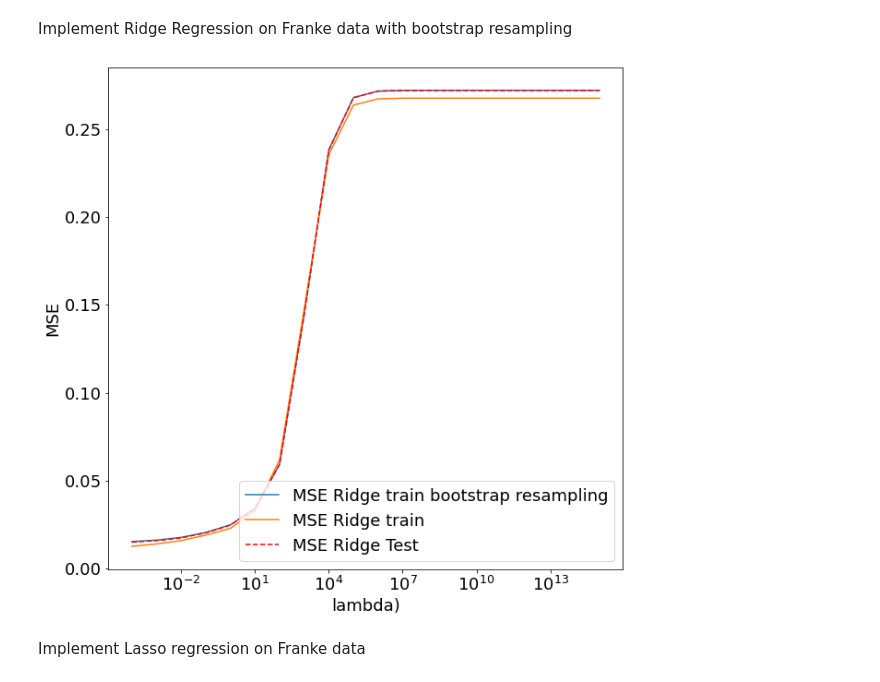
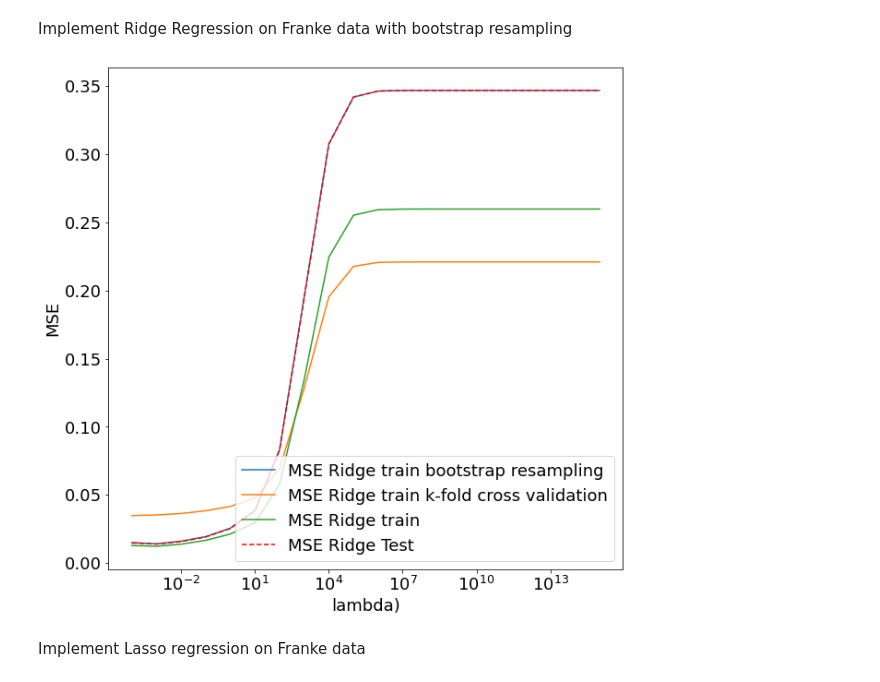
Before and after one commit to tellefs/ML-projects, a Jupyter notebook: project1/project1.ipynb, the cells around one changed output. Saved outputs shown, nothing was run; the diff lists cells and outputs as text; code cells hidden in the pictures.

Commit message:
added k-fold cross validation to ridge-regression

```diff
--- a/project1/project1.ipynb
+++ b/project1/project1.ipynb
@@ -298,7 +298,7 @@ X_test_scaled = scaler.transform(X_test)
 MSE_test = np.zeros(nlambdas)
 MSE_train = np.zeros(nlambdas)
 MSE_test_bootstrap = np.zeros(nlambdas)
-MSE_test_cvd = np.zeros(nlambdas)
+MSE_test_kfold = np.zeros(nlambdas)
 
 for i in range(nlambdas):
     _lambda = lambdas[i]
@@ -307,34 +307,51 @@ for i in range(nlambdas):
     z_tilde = X_train @ beta
     z_predict = X_test @ beta
     MSE_train[i] = MSE(z_train, z_tilde)
     MSE_test[i] = MSE(z_test, z_predict)
 
     #Perform Ridge with bootstrap resampling
     MSE_test_bootstrap_values = np.zeros(n_bootstraps)
     z_predicted_bootstrap = np.empty((X_test.shape[0], n_bootstraps))
 
     for j in range(n_bootstraps):
         X_train_resample, z_train_resample = resample(X_train, z_train, replace=True)
         beta = np.linalg.inv(X_train_resample.T @ X_train_resample + _lambda*I) @ X_train_resample.T @ z_train_resample
         z_predicted_bootstrap[:, j] = X_test @ beta
         MSE_test_bootstrap_values[j] = MSE(z_test, z_predicted_bootstrap[:, j])
 
     MSE_test_bootstrap[i] = np.mean(MSE_test_bootstrap_values)
 
+    k_folds=7
+    for k in range(k_folds):
+
+        z_test = z_split[k]
+        z_train = np.concatenate(np.delete(z_split, k, 0))
+
+        X_test = X_split[k] #picks out the kth matrix from X
+        X_train = np.concatenate(np.delete(X_split, k, 0)) #deletes the kth matrix, and leaves the rest
+        I = np.eye(X_train.shape[1])
+        beta = np.linalg.inv(X_train.T @ X_train + _lambda*I) @ X_train.T @ z_train
+        z_predict = X_test @ beta
+
+        MSE_test_kfold_values[k] = MSE(z_test,z_predict)
+
+    MSE_test_kfold[i] = np.mean(MSE_test_kfold_values)
+
 
 
 plt.figure(figsize=(figwidth, figheigth))
 plt.tick_params(axis='both', which='both', labelsize=fontsize)
 plt.plot(lambdas, MSE_test_bootstrap, label = 'MSE Ridge train bootstrap resampling')
+plt.plot(lambdas, MSE_test_kfold, label = 'MSE Ridge train k-fold cross validation')
 plt.plot(lambdas, MSE_train, label = 'MSE Ridge train')
 plt.plot(lambdas, MSE_test, 'r--', label = 'MSE Ridge Test')
 plt.xscale('log')
 plt.xlabel('lambda)', fontsize=fontsize)
 plt.ylabel('MSE', fontsize=fontsize)
 plt.legend(fontsize=fontsize, loc='lower right')
 plt.show()
 # %% [output]
-[figure, old version]
+[figure, new version]
 # %% [markdown]
 Implement Lasso regression on Franke data
 # %%
```
Also changed, not shown: parts of 3 cells of this notebook, 2 other files.
